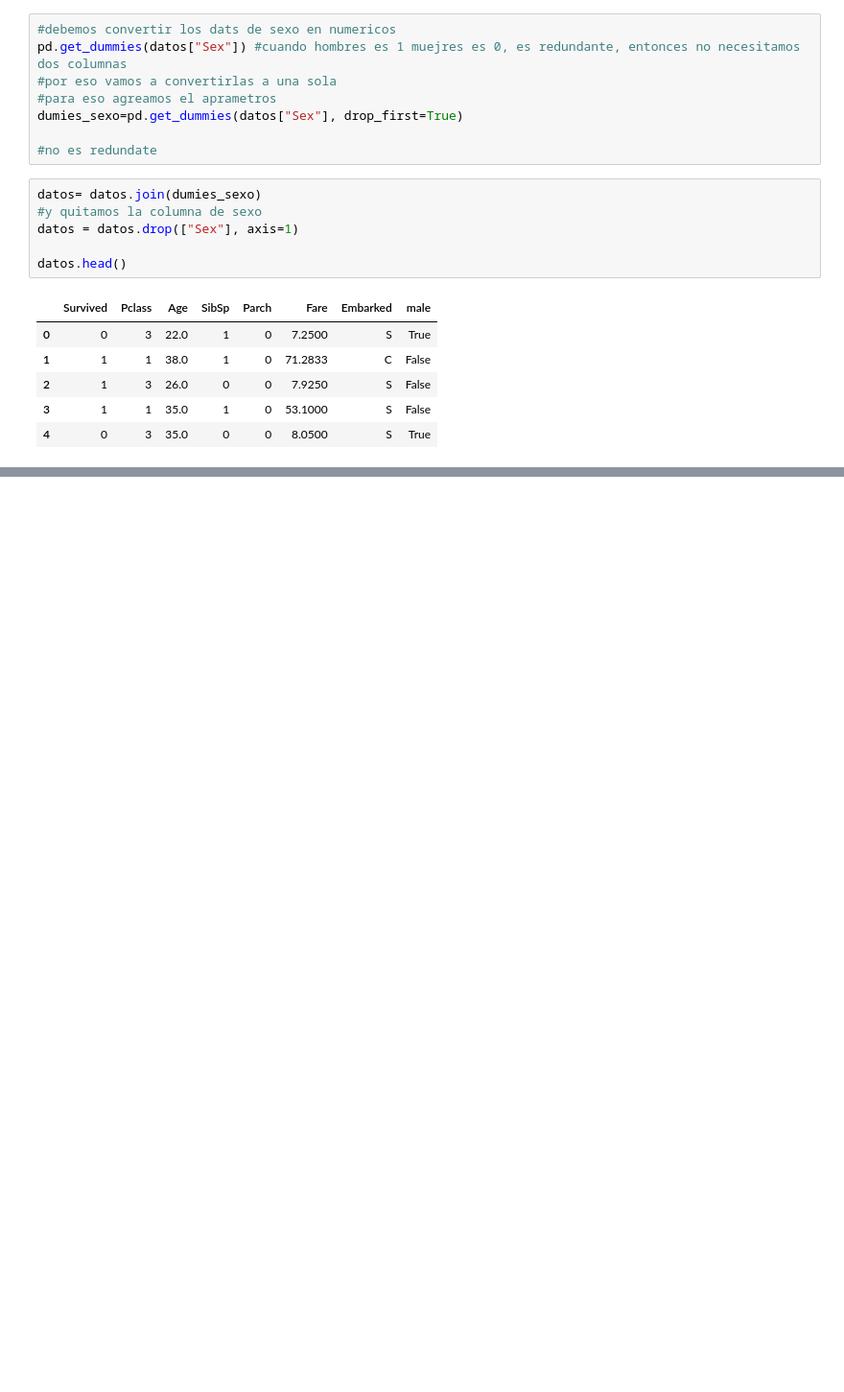
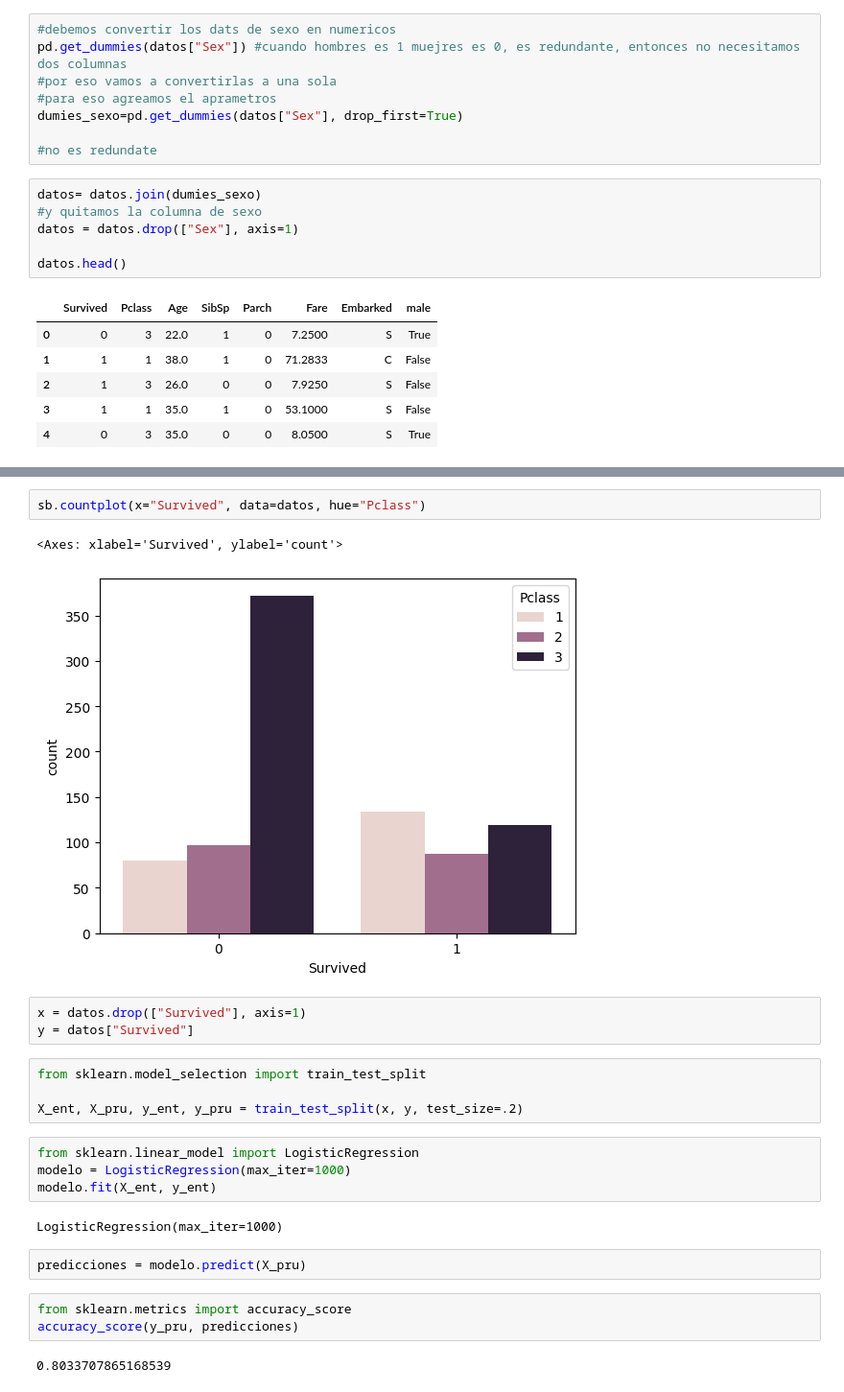
Before and after one commit to titooDiaz/MACHINE_LEARNING, a Jupyter notebook: PROYECTOS/INTRODUCCION/CODIGO/REGRESION LOGISTICA/REGRESION LOGISTICA.ipynb, the cells around one changed output, grey strips where cells are left out. Shown at 96% size. Cells and saved outputs as stored; diff of their text form; blank space fills up the shorter version.

```diff
--- a/PROYECTOS/INTRODUCCION/CODIGO/REGRESION LOGISTICA/REGRESION LOGISTICA.ipynb
+++ b/PROYECTOS/INTRODUCCION/CODIGO/REGRESION LOGISTICA/REGRESION LOGISTICA.ipynb
@@ -206,0 +229,25 @@ datos.head()
+# %%
+sb.countplot(x="Survived", data=datos, hue="Pclass")
+# %% [output]
+<Axes: xlabel='Survived', ylabel='count'>
+[figure, added]
+# %%
+x = datos.drop(["Survived"], axis=1)
+y = datos["Survived"]
+# %%
+from sklearn.model_selection import train_test_split
+
+X_ent, X_pru, y_ent, y_pru = train_test_split(x, y, test_size=.2)
+# %%
+from sklearn.linear_model import LogisticRegression
+modelo = LogisticRegression(max_iter=1000)
+modelo.fit(X_ent, y_ent)
+# %% [output]
+LogisticRegression(max_iter=1000)
+# %%
+predicciones = modelo.predict(X_pru)
+# %%
+from sklearn.metrics import accuracy_score
+accuracy_score(y_pru, predicciones)
+# %% [output]
+0.8033707865168539
```
Also changed, not shown: parts of 11 cells of this notebook.
